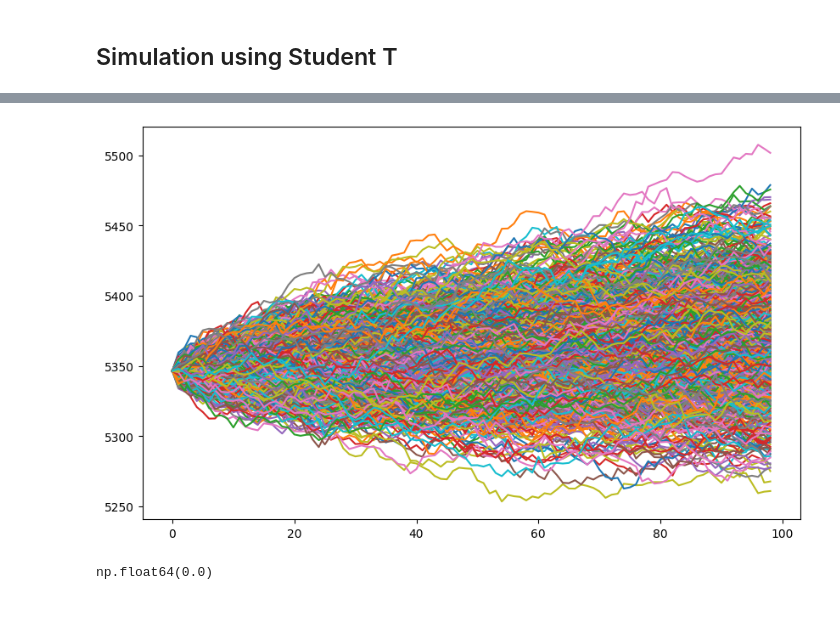
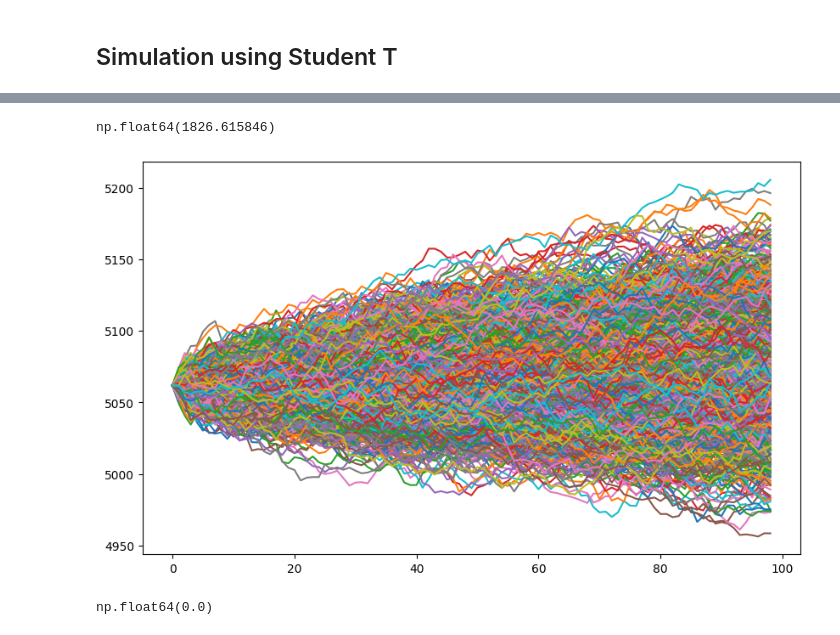
Before and after one commit to lesfgoh/MH4518-Simulation-Techniques, a Jupyter notebook: Code/tj_main.ipynb, the cells around one changed output, grey strips where cells are left out. Saved outputs shown, nothing was run; the diff lists cells and outputs as text; code cells hidden in the pictures.

```diff
--- a/Code/tj_main.ipynb
+++ b/Code/tj_main.ipynb
@@ -223,0 +225,4 @@ for i in range(len(price_paths['SMI'])):
+# %%
+plt.figure(figsize=(10, 6))
+for path in price_paths["STOXX50"]:
+    plt.plot(path)
@@ -224,9 +231,13 @@ for i in range(len(price_paths['SMI'])):
+# %%
+stoxx_barrier
+# %% [output]
+np.float64(1826.615846)
 # %%
 plt.figure(figsize=(10, 6))
-for path in price_paths["SP500"]:
+for path in price_paths["STOXX50"]:
     plt.plot(path)
 # %% [output]
-[figure, old version]
+[figure, new version]
 # %%
 np.min(l) - np.max(l)
 # %% [output]
```
Also changed, not shown: parts of 7 cells of this notebook, 1 other file.
